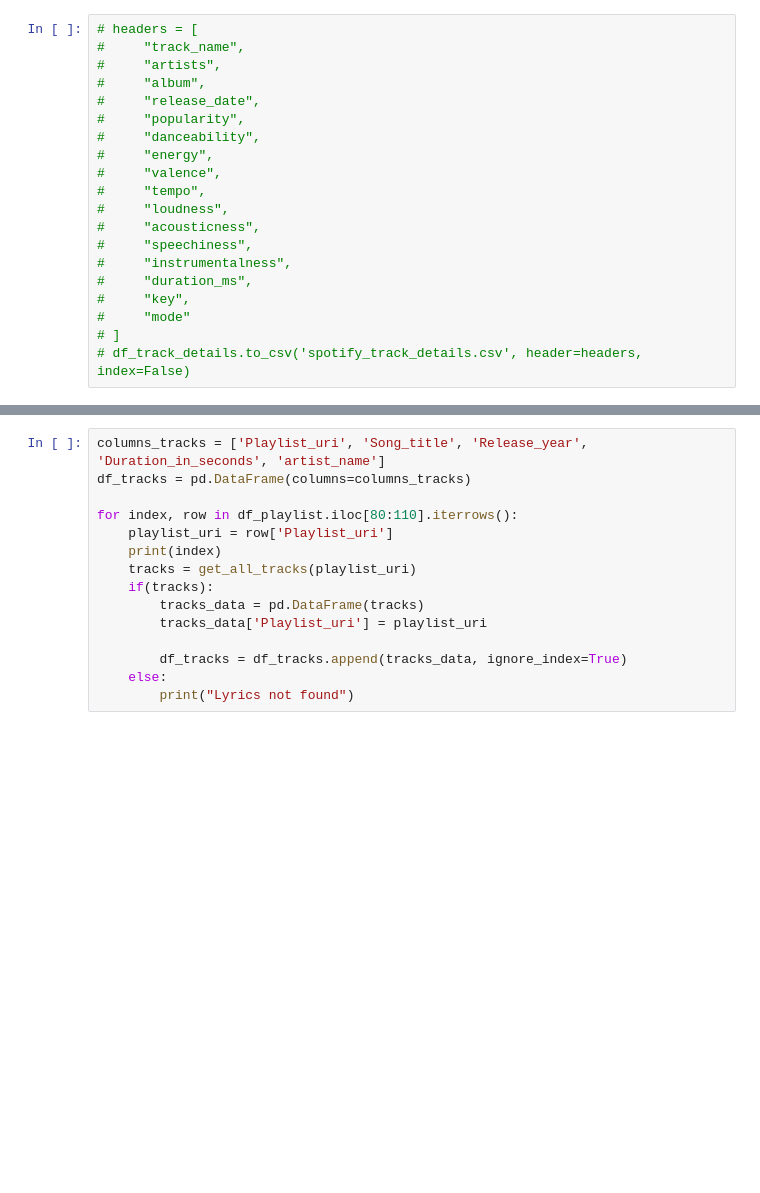
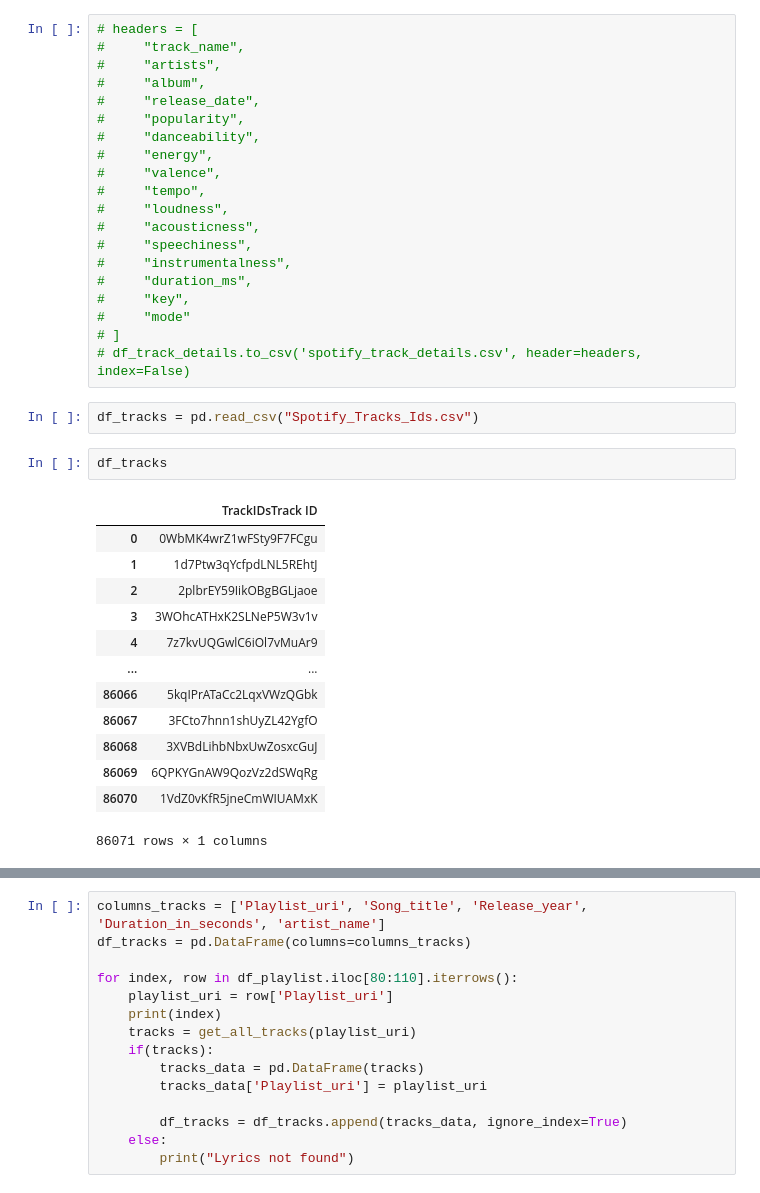
Before and after one commit to Muhammad-Hamza-Khan-03/SpotifySentimeter, a Jupyter notebook: Scrapping the Music Content.ipynb, the cells around one changed output, grey strips where cells are left out. Drawn from its saved outputs; the diff is of its cells as text; blank space fills up the shorter version.

```diff
--- a/Scrapping the Music Content.ipynb
+++ b/Scrapping the Music Content.ipynb
@@ -277,6 +279,24 @@ CREATING FILE
 #     "mode"
 # ]
 # df_track_details.to_csv('spotify_track_details.csv', header=headers, index=False)
+# %%
+df_tracks = pd.read_csv("Spotify_Tracks_Ids.csv")
+# %%
+df_tracks
+# %% [output]
+|  | TrackIDsTrack ID |
+| 0 | 0WbMK4wrZ1wFSty9F7FCgu |
+| 1 | 1d7Ptw3qYcfpdLNL5REhtJ |
+| 2 | 2plbrEY59IikOBgBGLjaoe |
+| 3 | 3WOhcATHxK2SLNeP5W3v1v |
+| 4 | 7z7kvUQGwlC6iOl7vMuAr9 |
+| ... | ... |
+| 86066 | 5kqIPrATaCc2LqxVWzQGbk |
+| 86067 | 3FCto7hnn1shUyZL42YgfO |
+| 86068 | 3XVBdLihbNbxUwZosxcGuJ |
+| 86069 | 6QPKYGnAW9QozVz2dSWqRg |
+| 86070 | 1VdZ0vKfR5jneCmWIUAMxK |
+86071 rows × 1 columns
 # %%
 track_details_list = []
 
```
Also changed, not shown: parts of 3 cells of this notebook, 4 other files.
